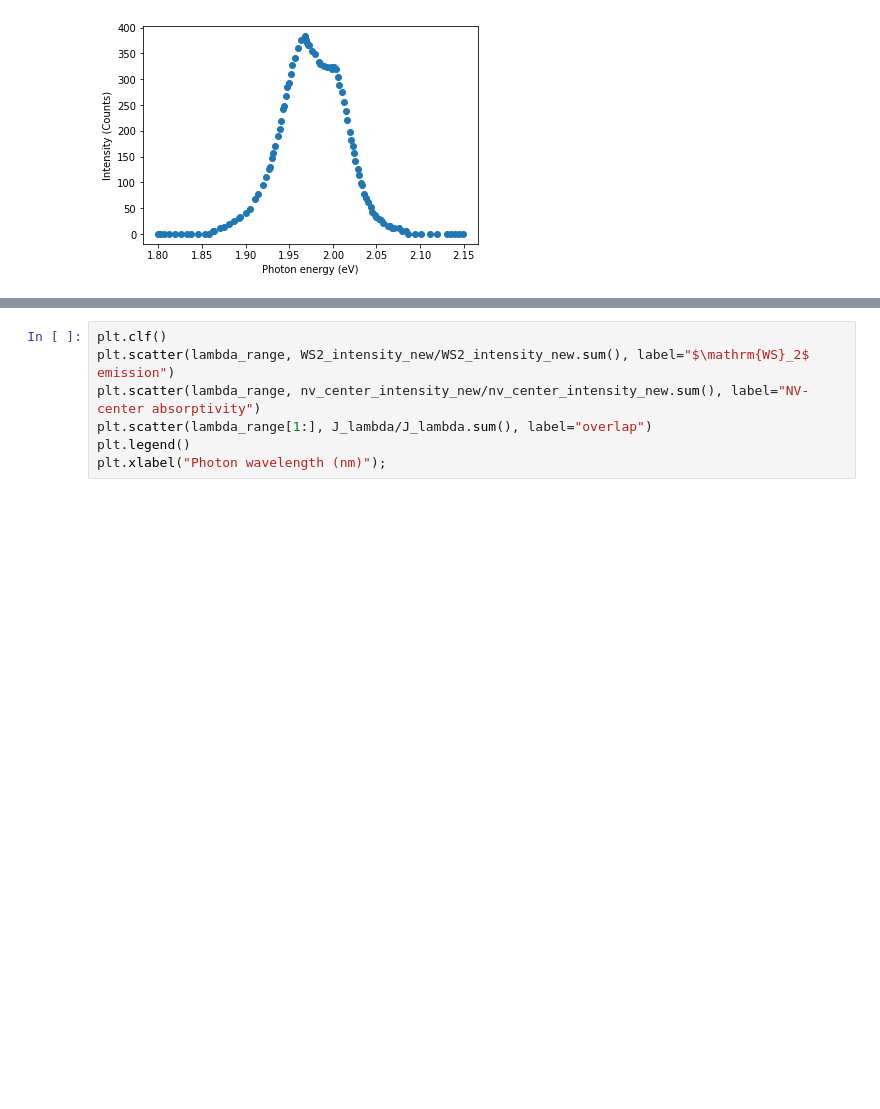
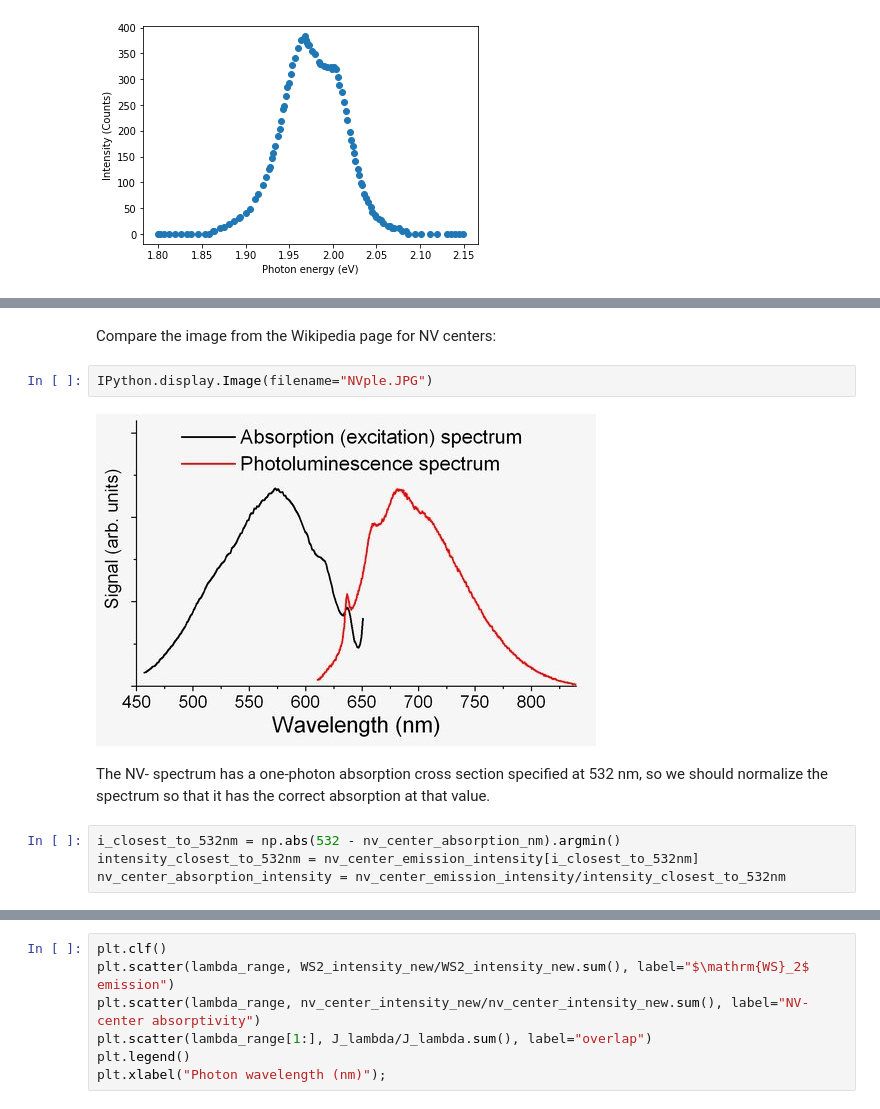
Before and after one commit to nbeaver/ws2-diamond-fret-calculation, a Jupyter notebook: WS2_NV-_center_FRET_estimation.ipynb, the cells around one changed output, grey strips where cells are left out. Saved outputs shown, nothing was run; the diff lists cells and outputs as text; blank space fills up the shorter version.

```diff
--- a/WS2_NV-_center_FRET_estimation.ipynb
+++ b/WS2_NV-_center_FRET_estimation.ipynb
@@ -102,0 +121,12 @@ plt.ylabel("Emission intensity (a.u.)");
+# %% [markdown]
+Compare the image from the Wikipedia page for NV centers:
+# %%
+IPython.display.Image(filename="NVple.JPG")
+# %% [output]
+[figure, added]
+# %% [markdown]
+The NV- spectrum has a one-photon absorption cross section specified at 532 nm, so we should normalize the spectrum so that it has the correct absorption at that value.
+# %%
+i_closest_to_532nm = np.abs(532 - nv_center_absorption_nm).argmin()
+intensity_closest_to_532nm = nv_center_emission_intensity[i_closest_to_532nm]
+nv_center_absorption_intensity = nv_center_emission_intensity/intensity_closest_to_532nm
```
Also changed, not shown: parts of 10 cells of this notebook, 3 other files.
